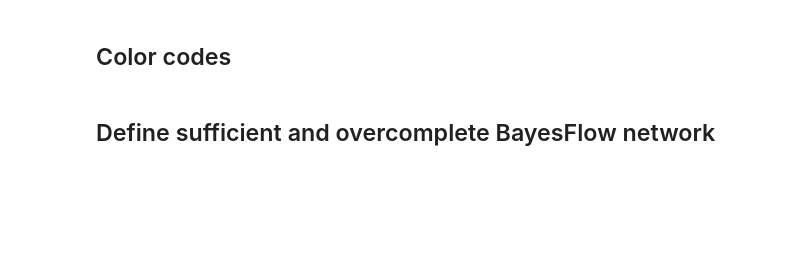
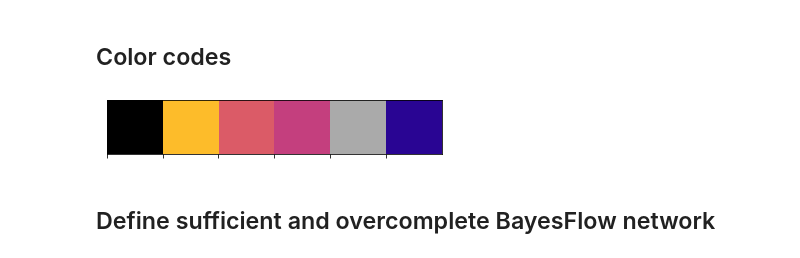
Before and after one commit to marvinschmitt/ModelMisspecificationBF, a Jupyter notebook: abf_mvn_means-InvMultiQuad.ipynb, the cells around one changed output. Cells and saved outputs as stored; diff of their text form; code cells hidden in the pictures; blank space fills up the shorter version.

Commit message:
add inverse-Multiquadratic kernel and change colors

```diff
--- a/abf_mvn_means-InvMultiQuad.ipynb
+++ b/abf_mvn_means-InvMultiQuad.ipynb
@@ -68,14 +70,16 @@ S_overcomplete = 4
 colors = build_viridis_palette(20, base_palette="plasma")
 # %%
 color_codes = {
-    "Prior location" : colors[4],
+    "Prior location" : "#000000",
     "Prior scale" : colors[17],
     "Prior location + scale" : colors[11],
     "Simulator" : colors[9],
-    "Noise" : colors[13],
+    "Noise" : "#AAAAAA",
     "No MMS" : colors[0]
 }
 sns.palplot(color_codes.values())
+# %% [output]
+[figure, added]
 # %% [markdown]
 ## Define sufficient and overcomplete BayesFlow network
 # %%
```
Also changed, not shown: parts of 28 cells of this notebook, 3 other files.
